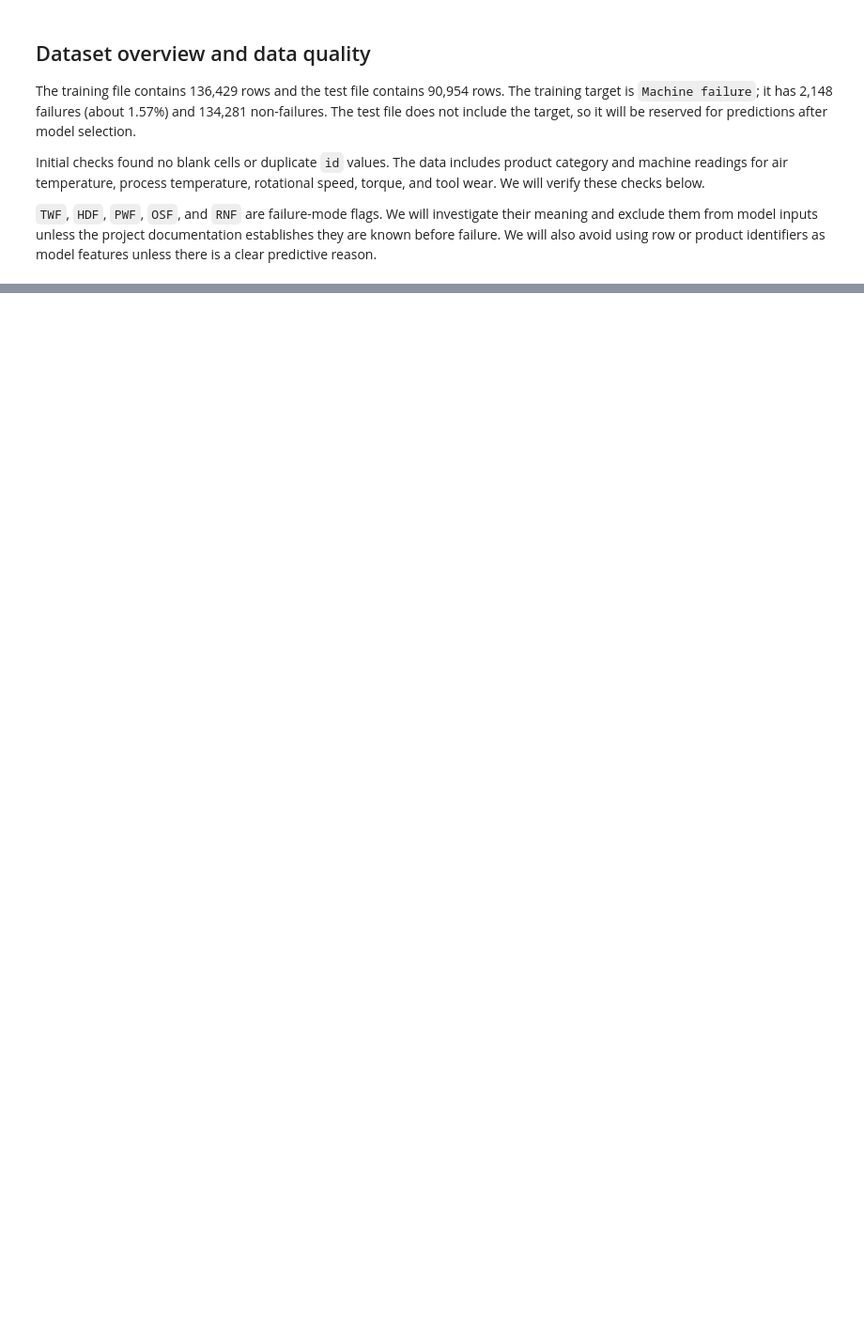
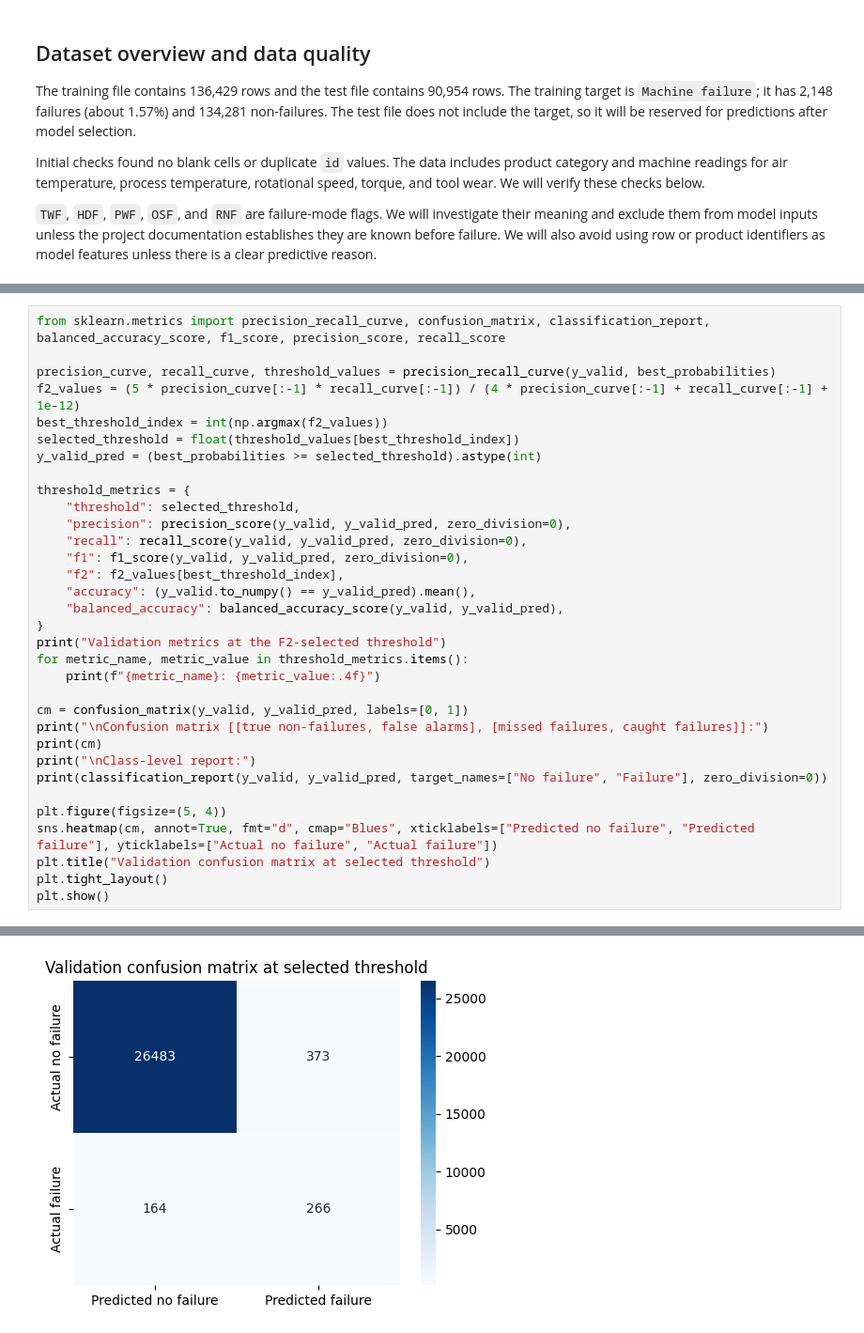
Before and after one commit to pranatipradhanwork-alt/Tata_Steel_machine_failure_predict, a Jupyter notebook: notebooks/tata_steel_machine_failure_prediction.ipynb, the cells around one changed output, grey strips where cells are left out. Shown at 94% size. Saved outputs shown, nothing was run; the diff lists cells and outputs as text; blank space fills up the shorter version.

```diff
--- a/notebooks/tata_steel_machine_failure_prediction.ipynb
+++ b/notebooks/tata_steel_machine_failure_prediction.ipynb
@@ -96,0 +388,34 @@ plt.show()
+# %%
+from sklearn.metrics import precision_recall_curve, confusion_matrix, classification_report, balanced_accuracy_score, f1_score, precision_score, recall_score
+
+precision_curve, recall_curve, threshold_values = precision_recall_curve(y_valid, best_probabilities)
+f2_values = (5 * precision_curve[:-1] * recall_curve[:-1]) / (4 * precision_curve[:-1] + recall_curve[:-1] + 1e-12)
+best_threshold_index = int(np.argmax(f2_values))
+selected_threshold = float(threshold_values[best_threshold_index])
+y_valid_pred = (best_probabilities >= selected_threshold).astype(int)
+
+threshold_metrics = {
+    "threshold": selected_threshold,
+    "precision": precision_score(y_valid, y_valid_pred, zero_division=0),
+    "recall": recall_score(y_valid, y_valid_pred, zero_division=0),
+    "f1": f1_score(y_valid, y_valid_pred, zero_division=0),
+    "f2": f2_values[best_threshold_index],
+    "accuracy": (y_valid.to_numpy() == y_valid_pred).mean(),
+    "balanced_accuracy": balanced_accuracy_score(y_valid, y_valid_pred),
+}
+print("Validation metrics at the F2-selected threshold")
+for metric_name, metric_value in threshold_metrics.items():
+    print(f"{metric_name}: {metric_value:.4f}")
+
+cm = confusion_matrix(y_valid, y_valid_pred, labels=[0, 1])
+print("\nConfusion matrix [[true non-failures, false alarms], [missed failures, caught failures]]:")
+print(cm)
+print("\nClass-level report:")
+print(classification_report(y_valid, y_valid_pred, target_names=["No failure", "Failure"], zero_division=0))
+
+plt.figure(figsize=(5, 4))
+sns.heatmap(cm, annot=True, fmt="d", cmap="Blues", xticklabels=["Predicted no failure", "Predicted failure"], yticklabels=["Actual no failure", "Actual failure"])
+plt.title("Validation confusion matrix at selected threshold")
+plt.tight_layout()
+plt.show()
+# %% [output]
@@ -96,0 +439 @@ plt.show()
+[figure, added]
```
Also changed, not shown: parts of 14 cells of this notebook.
